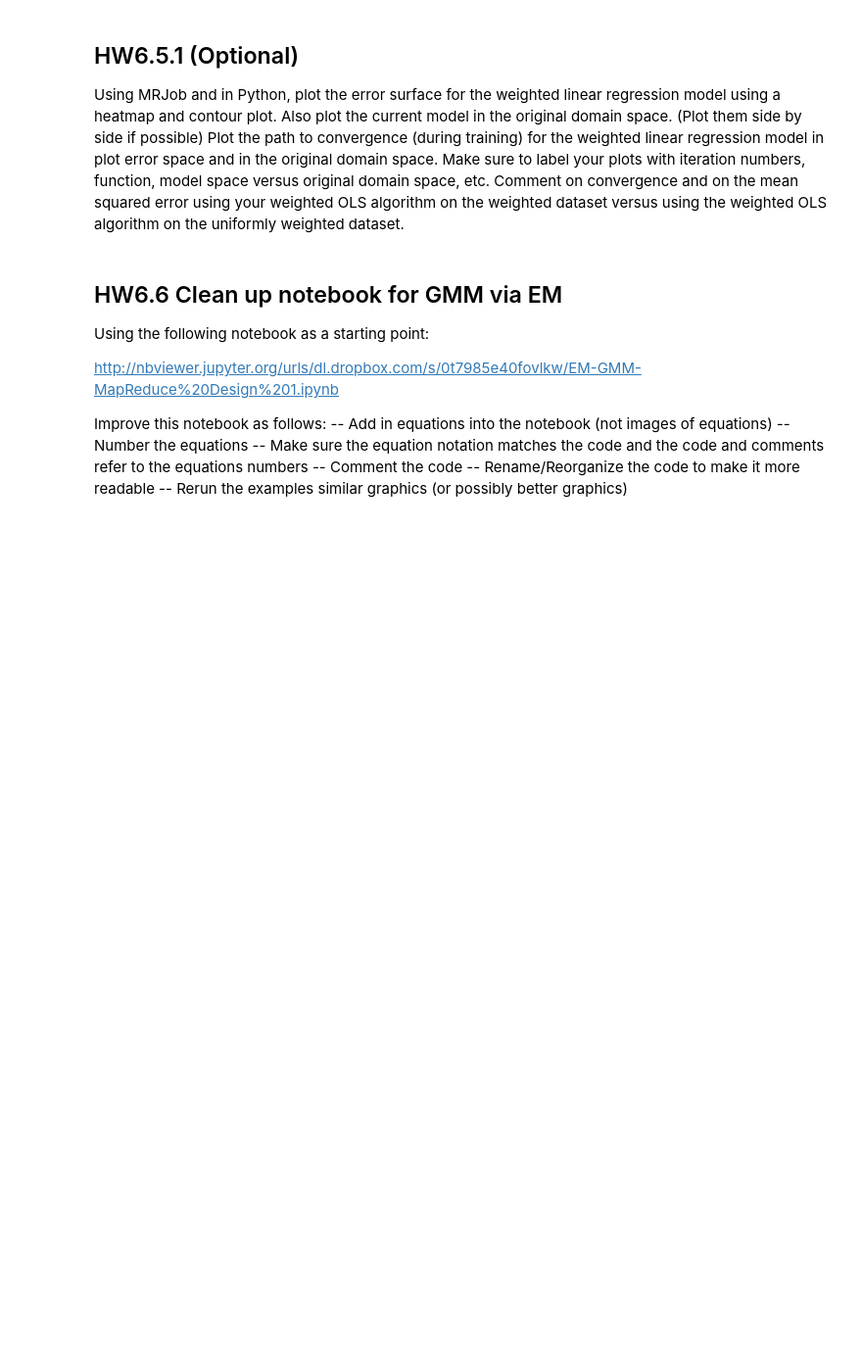
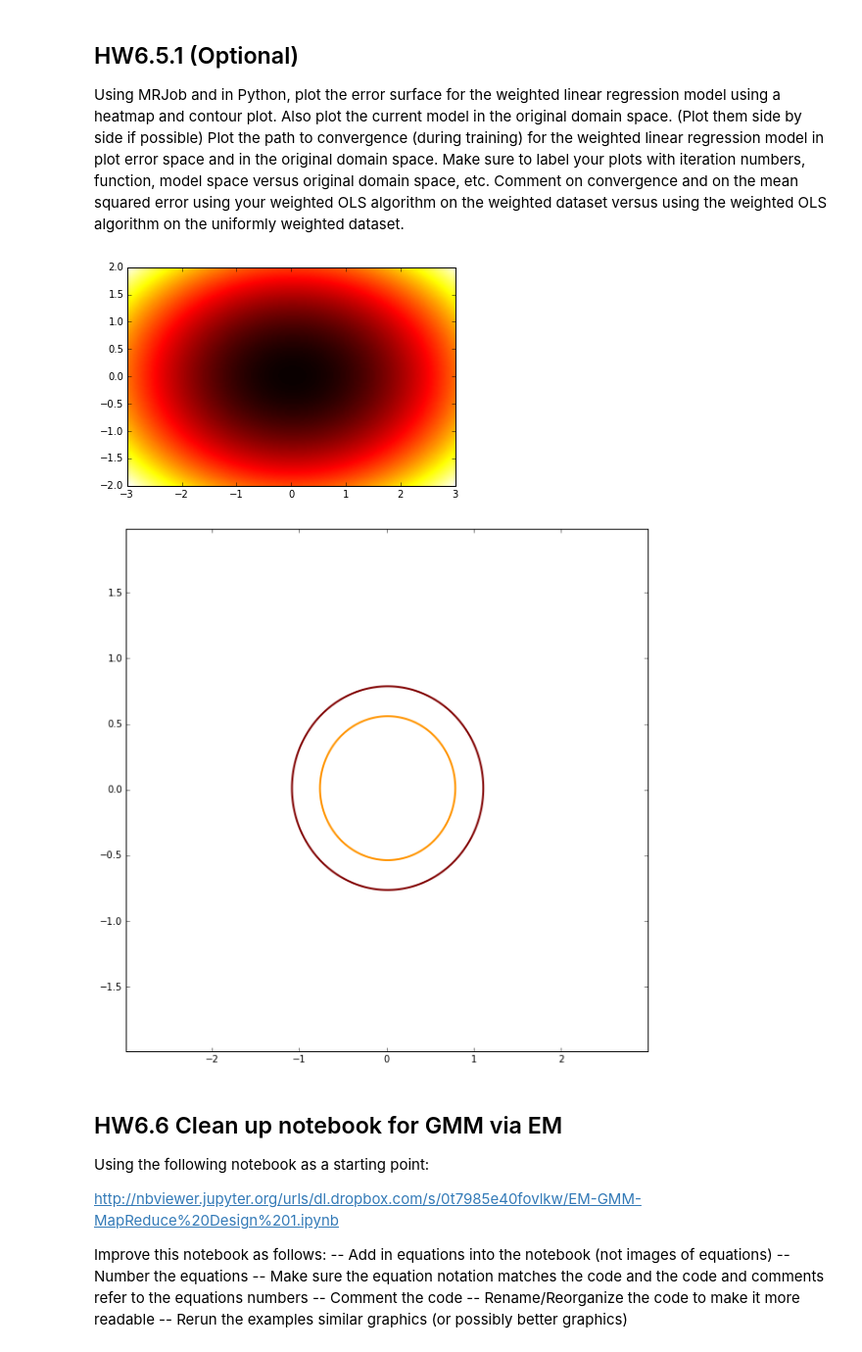
Before and after one commit to anhnguyendepocen/MIDS-W261, a Jupyter notebook: week06/HW6/MIDS-W261-2016-HWK06-Cordell.ipynb, the cells around one changed output. Shown: that part at 98% size. Saved outputs shown, nothing was run; the diff lists cells and outputs as text; code cells hidden in the pictures; blank space fills up the shorter version.

```diff
--- a/week06/HW6/MIDS-W261-2016-HWK06-Cordell.ipynb
+++ b/week06/HW6/MIDS-W261-2016-HWK06-Cordell.ipynb
@@ -60,6 +343,35 @@ Using MRJob and in Python, plot the error surface for the weighted linear regres
 Also plot the current model in the original domain space.  (Plot them side by side if possible)
 Plot the path to convergence (during training) for the weighted linear regression model in plot error space and in the original domain space. Make sure to label your plots with iteration numbers, function, model space versus original domain space, etc.
 Comment on convergence and on the mean squared error using your weighted OLS algorithm on the weighted dataset versus using the weighted OLS algorithm on the uniformly weighted dataset.
+# %%
+import matplotlib
+import matplotlib.pyplot as plt
+import matplotlib.cm as cm
+from numpy import power, square
+
+x = np.linspace(-3,3,30)
+y = x
+z = np.square(x)+(2*np.square(y))
+
+delta = 0.025
+x = np.arange(-3.0, 3.0, delta)
+y = np.arange(-2.0, 2.0, delta)
+X, Y = np.meshgrid(x, y)
+Z = np.square(X)+(2*np.square(Y))
+# compose plot
+
+im = plt.imshow(Z, interpolation='bilinear', origin='lower', cmap=cm.hot, extent=(-3, 3, -2, 2))
+levels = np.arange(-1.2, 1.6, 0.6)
+plt.figure(figsize=(10,10))
+CS = plt.contour(Z, levels,
+                 origin='lower',
+                 linewidths=2,
+                 extent=(-3, 3, -2, 2))
+
+plt.show() # show the plot
+# %% [output]
+[figure, added]
+[figure, added]
 # %% [markdown]
 ## HW6.6 Clean up notebook for GMM via EM
 
```
Also changed, not shown: parts of 44 cells of this notebook, 1 other file.
